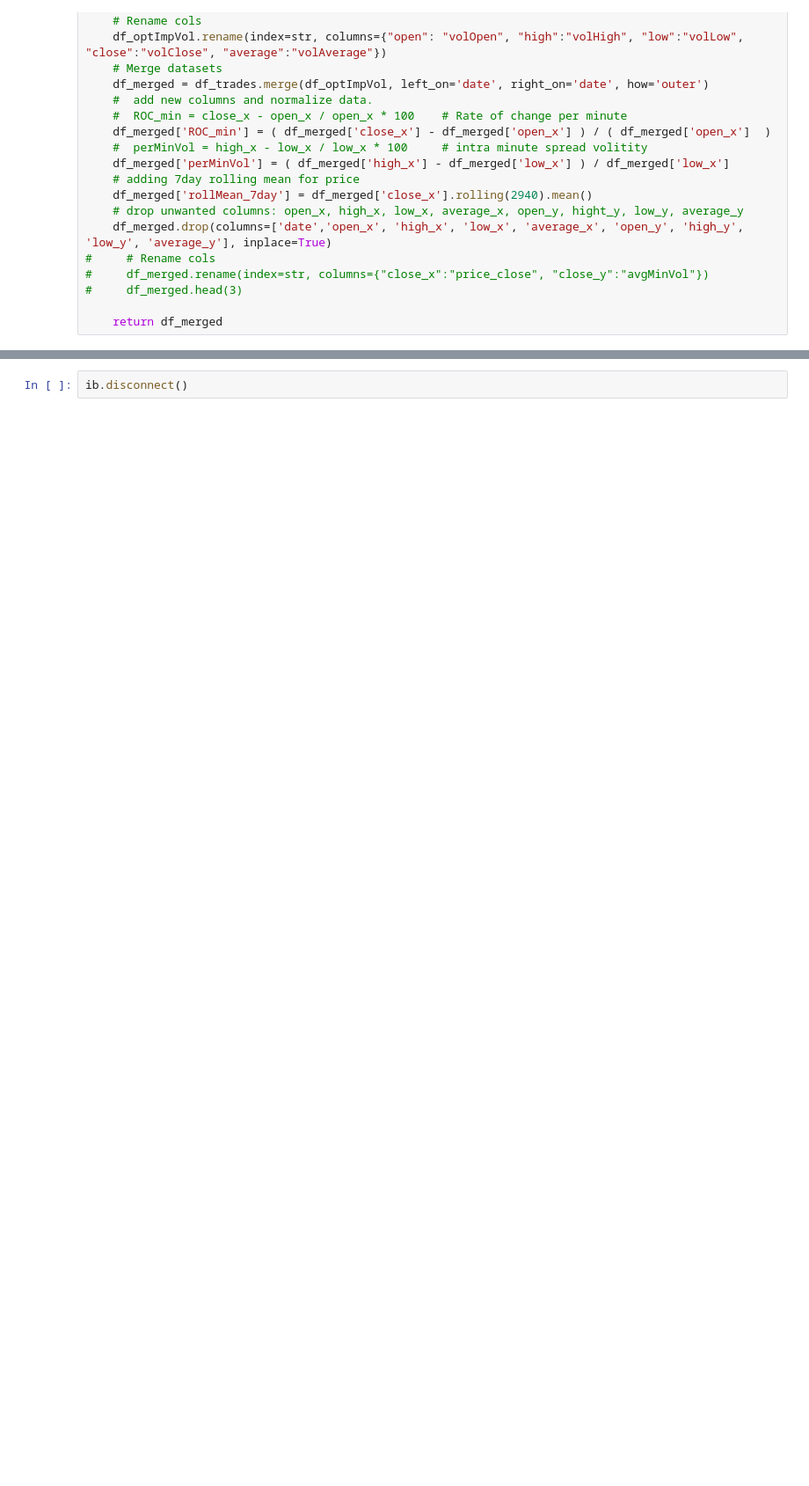
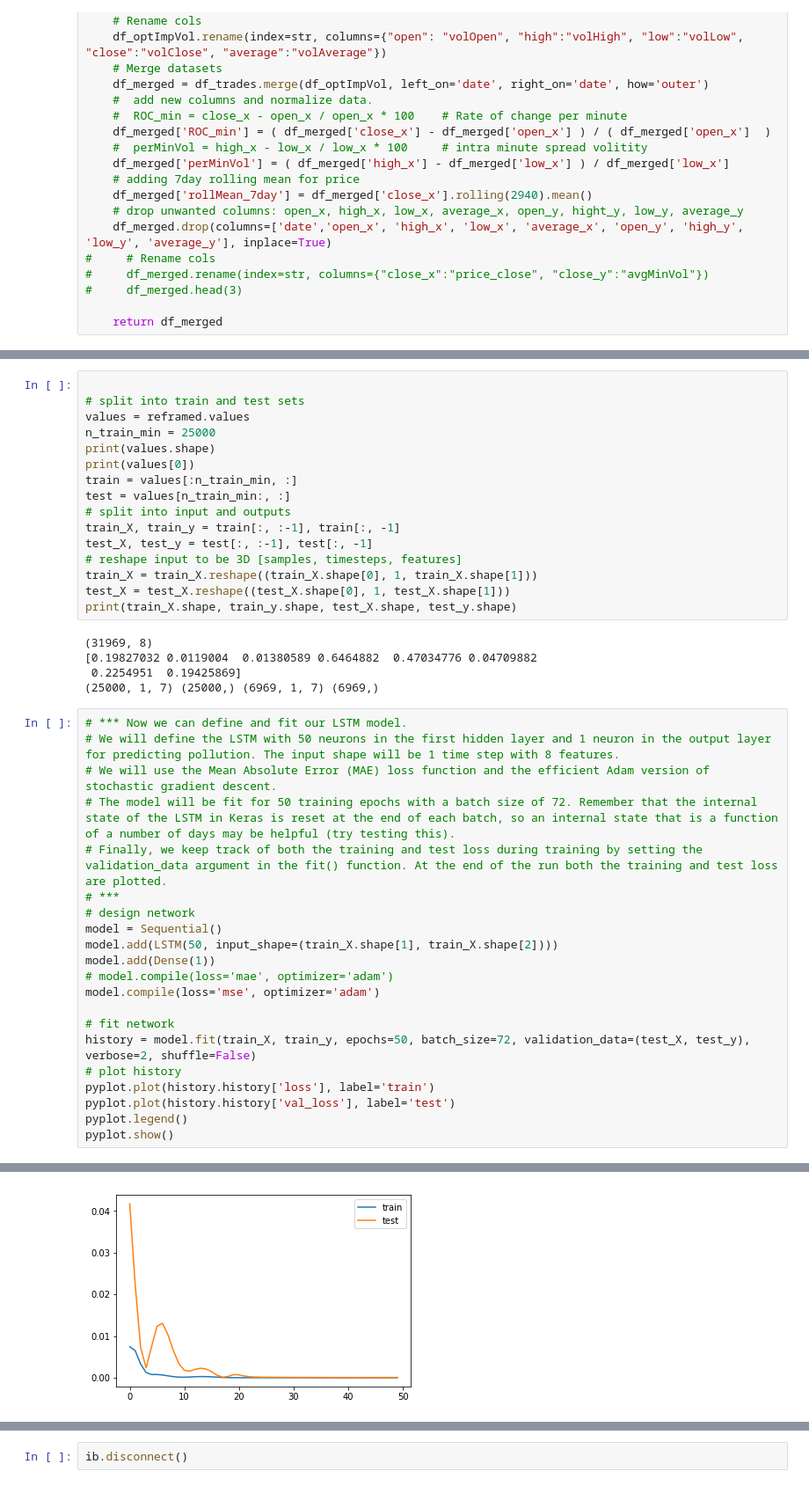
Before and after one commit to snhuber/iblocal, a Jupyter notebook: model 1 - Build.ipynb, the cells around one changed output, grey strips where cells are left out. Shown at 88% size. Cells and saved outputs as stored; diff of their text form; blank space fills up the shorter version.

```diff
--- a/model 1 - Build.ipynb
+++ b/model 1 - Build.ipynb
@@ -155,0 +180,43 @@ ValueError: Unknown label type: (array([293.14, 293.22, 293.59, ..., 301.49, 301
+# %%
+
+# split into train and test sets
+values = reframed.values
+n_train_min = 25000
+print(values.shape)
+print(values[0])
+train = values[:n_train_min, :]
+test = values[n_train_min:, :]
+# split into input and outputs
+train_X, train_y = train[:, :-1], train[:, -1]
+test_X, test_y = test[:, :-1], test[:, -1]
+# reshape input to be 3D [samples, timesteps, features]
+train_X = train_X.reshape((train_X.shape[0], 1, train_X.shape[1]))
+test_X = test_X.reshape((test_X.shape[0], 1, test_X.shape[1]))
+print(train_X.shape, train_y.shape, test_X.shape, test_y.shape)
+# %% [output]
+(31969, 8)
+[0.19827032 0.0119004  0.01380589 0.6464882  0.47034776 0.04709882
+ 0.2254951  0.19425869]
+(25000, 1, 7) (25000,) (6969, 1, 7) (6969,)
+# %%
+# *** Now we can define and fit our LSTM model.
+# We will define the LSTM with 50 neurons in the first hidden layer and 1 neuron in the output layer for predicting pollution. The input shape will be 1 time step with 8 features.
+# We will use the Mean Absolute Error (MAE) loss function and the efficient Adam version of stochastic gradient descent.
+# The model will be fit for 50 training epochs with a batch size of 72. Remember that the internal state of the LSTM in Keras is reset at the end of each batch, so an internal state that is a function of a number of days may be helpful (try testing this).
+# Finally, we keep track of both the training and test loss during training by setting the validation_data argument in the fit() function. At the end of the run both the training and test loss are plotted.
+# ***
+# design network
+model = Sequential()
+model.add(LSTM(50, input_shape=(train_X.shape[1], train_X.shape[2])))
+model.add(Dense(1))
+# model.compile(loss='mae', optimizer='adam')
+model.compile(loss='mse', optimizer='adam')
+
+# fit network
+history = model.fit(train_X, train_y, epochs=50, batch_size=72, validation_data=(test_X, test_y), verbose=2, shuffle=False)
+# plot history
+pyplot.plot(history.history['loss'], label='train')
+pyplot.plot(history.history['val_loss'], label='test')
+pyplot.legend()
+pyplot.show()
+# %% [output]
@@ -155,0 +240 @@ ValueError: Unknown label type: (array([293.14, 293.22, 293.59, ..., 301.49, 301
+[figure, added]
```
Also changed, not shown: parts of 9 cells of this notebook, 3 other files.
